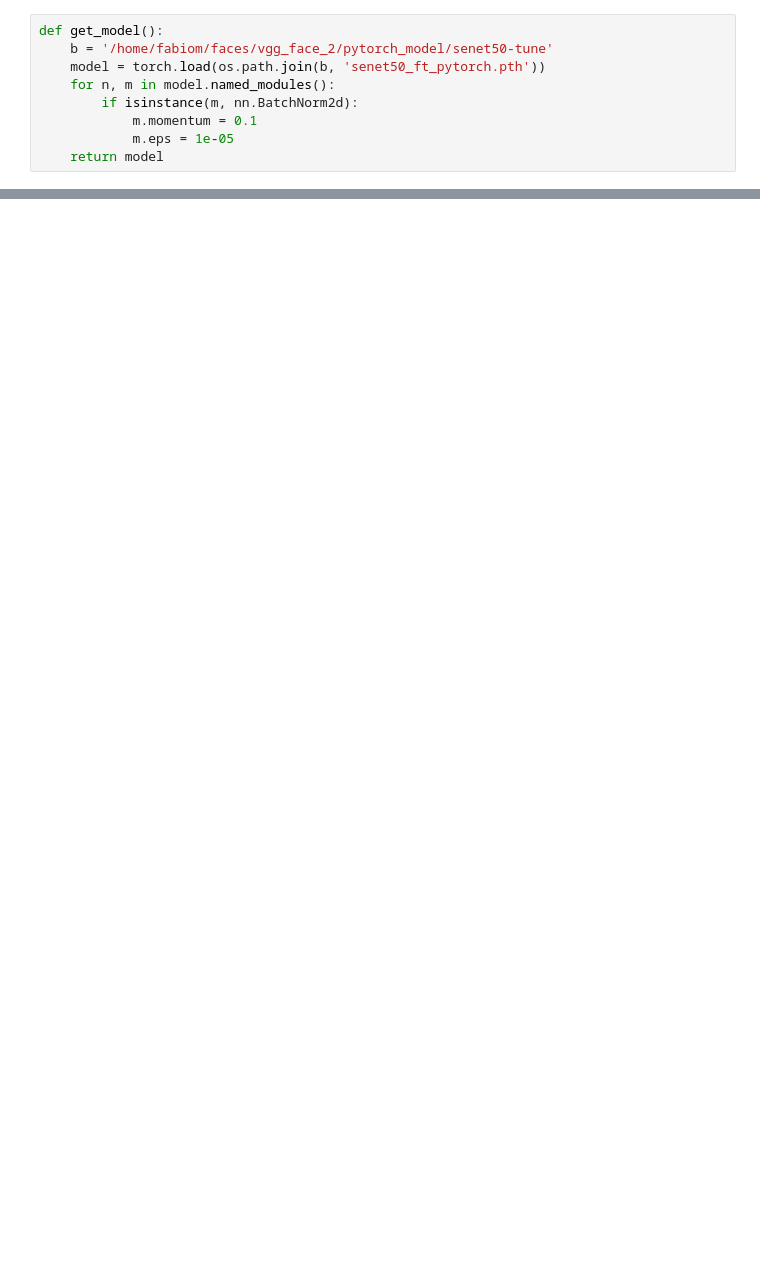
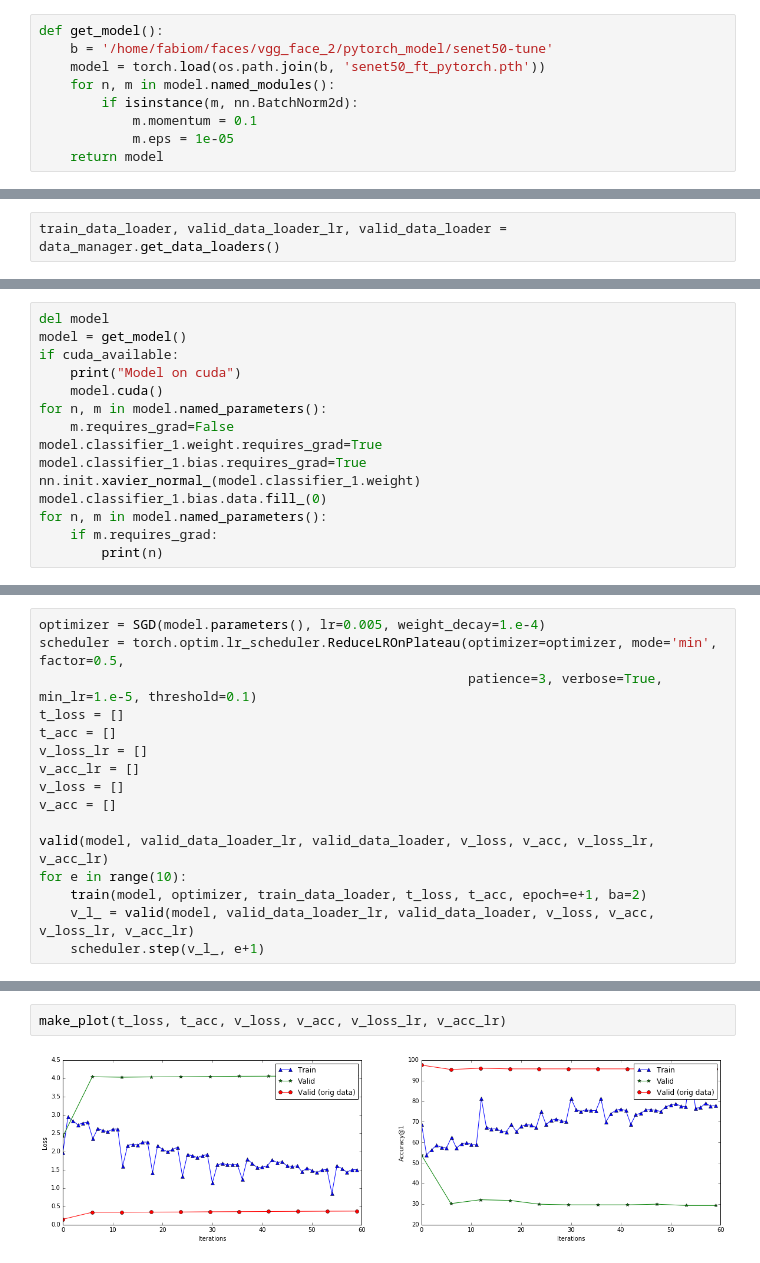
Before and after one commit to fvmassoli/senet50-tune, a Jupyter notebook: Untitled.ipynb, the cells around one changed output, grey strips where cells are left out. Drawn from its saved outputs; the diff is of its cells as text; blank space fills up the shorter version.

```diff
--- a/Untitled.ipynb
+++ b/Untitled.ipynb
@@ -37,0 +311,2 @@ classifier_1.bias
+# %%
+train_data_loader, valid_data_loader_lr, valid_data_loader = data_manager.get_data_loaders()
@@ -37,0 +382,15 @@ classifier_1.bias
+# %%
+del model
+model = get_model()
+if cuda_available:
+    print("Model on cuda")
+    model.cuda()
+for n, m in model.named_parameters():
+    m.requires_grad=False
+model.classifier_1.weight.requires_grad=True
+model.classifier_1.bias.requires_grad=True
+nn.init.xavier_normal_(model.classifier_1.weight)
+model.classifier_1.bias.data.fill_(0)
+for n, m in model.named_parameters():
+    if m.requires_grad:
+        print(n)
@@ -37,0 +401,16 @@ classifier_1.bias
+# %%
+optimizer = SGD(model.parameters(), lr=0.005, weight_decay=1.e-4)
+scheduler = torch.optim.lr_scheduler.ReduceLROnPlateau(optimizer=optimizer, mode='min', factor=0.5,
+                                                       patience=3, verbose=True, min_lr=1.e-5, threshold=0.1)
+t_loss = []
+t_acc = []
+v_loss_lr = []
+v_acc_lr = []
+v_loss = []
+v_acc = []
+
+valid(model, valid_data_loader_lr, valid_data_loader, v_loss, v_acc, v_loss_lr, v_acc_lr)
+for e in range(10):
+    train(model, optimizer, train_data_loader, t_loss, t_acc, epoch=e+1, ba=2)
+    v_l_ = valid(model, valid_data_loader_lr, valid_data_loader, v_loss, v_acc, v_loss_lr, v_acc_lr)
+    scheduler.step(v_l_, e+1)
@@ -37,0 +435,4 @@ classifier_1.bias
+# %%
+make_plot(t_loss, t_acc, v_loss, v_acc, v_loss_lr, v_acc_lr)
+# %% [output]
+[figure, added]
```
Also changed, not shown: parts of 13 cells of this notebook, 4 other files.
